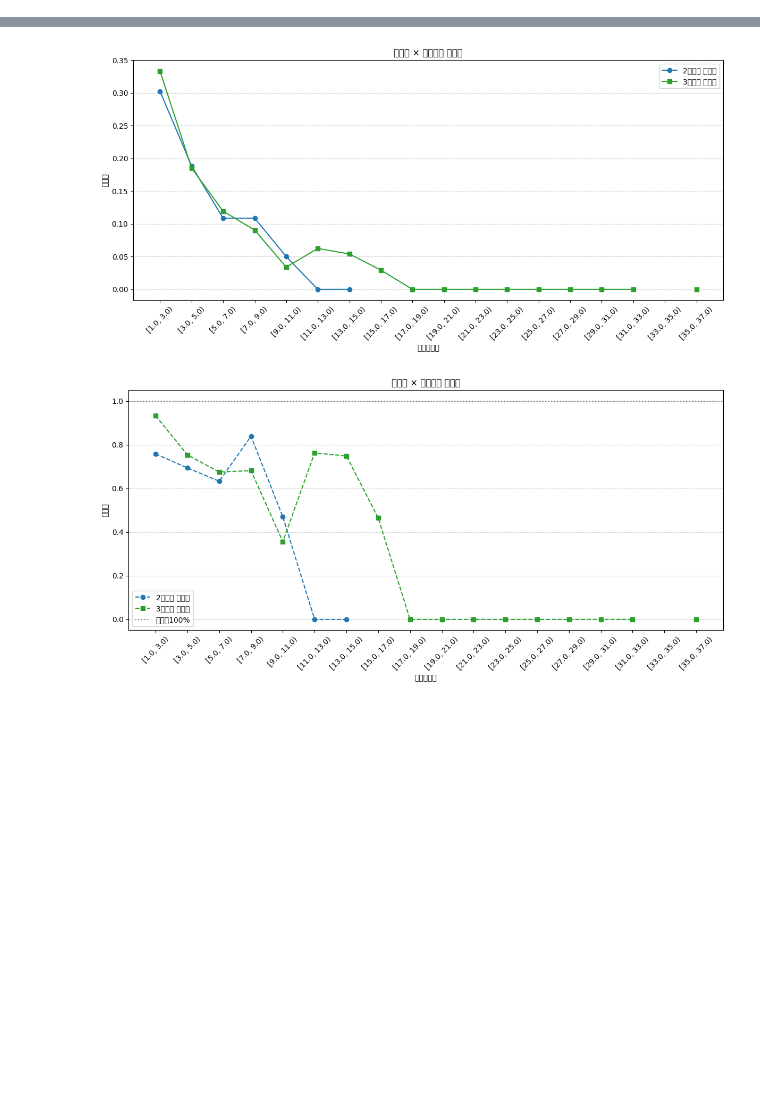
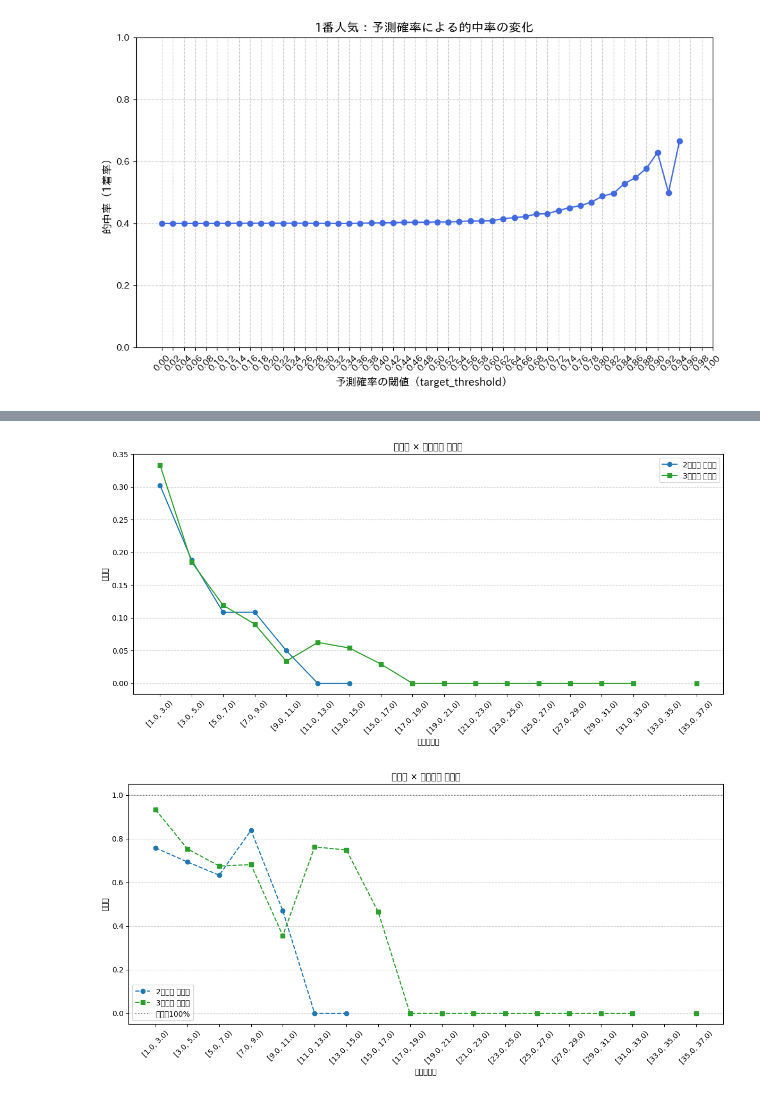
Before and after one commit to anniereon/keiba_ml, a Jupyter notebook: 上位に入る確率を予想して的中率や回収率の改善に繋げたい.ipynb, the cells around one changed output, grey strips where cells are left out. Cells and saved outputs as stored; diff of their text form; code cells hidden in the pictures; blank space fills up the shorter version.

```diff
--- a/上位に入る確率を予想して的中率や回収率の改善に繋げたい.ipynb
+++ b/上位に入る確率を予想して的中率や回収率の改善に繋げたい.ipynb
@@ -78,0 +106,17 @@ filtered_df = handle_missing_values(
+# %%
+# ---------- 説明変数 ----------------------------
+df_feature = df_handle_missing_val.copy()
+race_avg_time_index = df_feature.groupby('race_id')['time_index_average_2'].transform('mean')
+df_feature['time_index_diff_from_avg'] = df_feature['time_index_average_2'] - race_avg_time_index
+race_avg_jockey_place_rate = df_feature.groupby('race_id')['jockey_place_rate_100'].transform('mean')
+df_feature['jockey_place_rate_diff_from_avg'] = df_feature['jockey_place_rate_100'] - race_avg_jockey_place_rate
+features = [
+    'time_index_diff_from_avg',
+    'jockey_place_rate_diff_from_avg',
+]
+# ---------- リーク防止のラベル一括作成 ----------
+# 上位4頭 → is_top4
+df_feature['is_top4'] = (
+    df_feature.groupby('race_id')['finish_rank']
+    .rank(method='first') <= num_horses / 2
+).astype(int)
@@ -520,2 +587,40 @@ filtered_df.to_csv(
+# %%
+import numpy as np
+import matplotlib.pyplot as plt
+
+# ▼ 指定する人気
+target_popularity = 1
+
+# ▼ データのフィルタ：指定人気の馬だけ
+df_target_pop = full_pred_df[full_pred_df['popularity'] == target_popularity].copy()
+
+# ▼ 閾値の範囲（0.0〜1.0 を 0.05刻みで）
+thresholds = np.arange(0.0, 1.01, 0.02)
+
+hit_rates = []  # 的中率リスト
+
+for thresh in thresholds:
+    df_thresh = df_target_pop[df_target_pop['pred_prob_m1'] >= thresh]
+    total = len(df_thresh)
+    if total == 0:
+        hit_rate = np.nan  # データなしの場合はNaN
+    else:
+        hits = (df_thresh['finish_rank'] == 1).sum()
+        hit_rate = hits / total
+    hit_rates.append(hit_rate)
+
+# ▼ グラフの描画
+plt.figure(figsize=(10, 6))
+plt.plot(thresholds, hit_rates, marker='o', linestyle='-', color='royalblue')
+plt.xlabel('予測確率の閾値（target_threshold）', fontsize=12)
+plt.ylabel('的中率（1着率）', fontsize=12)
+plt.title(f'{target_popularity}番人気：予測確率による的中率の変化', fontsize=14)
+plt.grid(True, linestyle='--', alpha=0.6)
+plt.xticks(np.round(thresholds, 2), rotation=45)
+plt.ylim(0, 1)
+plt.tight_layout()
+plt.show()
+# %% [output]
+[figure, added]
 # %%
 # ▼ パラメータ設定
```
Also changed, not shown: parts of 15 cells of this notebook.
